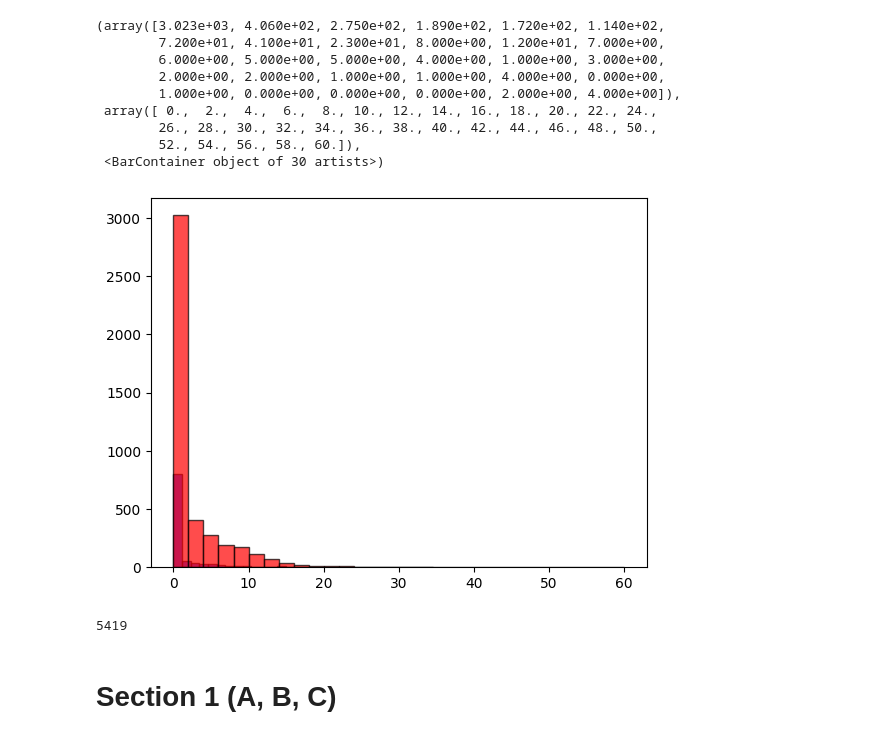
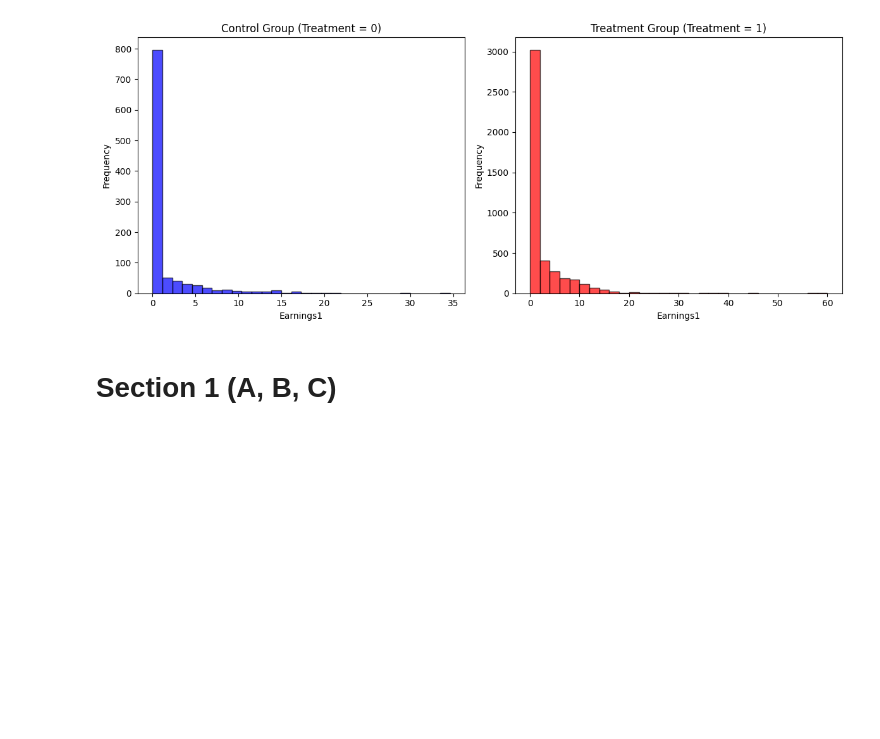
Before and after one commit to cemkoz/Metrics-1, a Jupyter notebook: PSet 1/pset1.ipynb, the cells around one changed output. Saved outputs shown, nothing was run; the diff lists cells and outputs as text; code cells hidden in the pictures; blank space fills up the shorter version.

```diff
--- a/PSet 1/pset1.ipynb
+++ b/PSet 1/pset1.ipynb
@@ -35,22 +35,24 @@ shape: (5_419, 8)
 │ 1.0       ┆ 0.052     ┆ 6.7676    ┆ 1.0        ┆ 1.0    ┆ 24.0 ┆ 0.0        ┆ 1.0    │
 └───────────┴───────────┴───────────┴────────────┴────────┴──────┴────────────┴────────┘
 # %%
+#check if values are zero-inflated and generally observe the distirbution
+plt.figure(figsize=(12, 5))
+
+plt.subplot(1, 2, 1)
 plt.hist(df_clean.filter(pl.col('treatment') == 0)['earnings1'], bins=30, alpha=0.7, color='blue', edgecolor='black')
+plt.title('Control Group (Treatment = 0)')
+plt.xlabel('Earnings1')
+plt.ylabel('Frequency')
+
+plt.subplot(1, 2, 2)
 plt.hist(df_clean.filter(pl.col('treatment') == 1)['earnings1'], bins=30, alpha=0.7, color='red', edgecolor='black')
+plt.title('Treatment Group (Treatment = 1)')
+plt.xlabel('Earnings1')
+plt.ylabel('Frequency')
+
+plt.tight_layout()
+plt.show()
 # %% [output]
-(array([3.023e+03, 4.060e+02, 2.750e+02, 1.890e+02, 1.720e+02, 1.140e+02,
-        7.200e+01, 4.100e+01, 2.300e+01, 8.000e+00, 1.200e+01, 7.000e+00,
-        6.000e+00, 5.000e+00, 5.000e+00, 4.000e+00, 1.000e+00, 3.000e+00,
-        2.000e+00, 2.000e+00, 1.000e+00, 1.000e+00, 4.000e+00, 0.000e+00,
-        1.000e+00, 0.000e+00, 0.000e+00, 0.000e+00, 2.000e+00, 4.000e+00]),
- array([ 0.,  2.,  4.,  6.,  8., 10., 12., 14., 16., 18., 20., 22., 24.,
-        26., 28., 30., 32., 34., 36., 38., 40., 42., 44., 46., 48., 50.,
-        52., 54., 56., 58., 60.]),
- <BarContainer object of 30 artists>)
-[figure, old version]
+[figure, new version]
-# %%
-df_clean.height
-# %% [output]
-5419
 # %% [markdown]
 # Section 1 (A, B, C)
```
Also changed, not shown: parts of 13 cells of this notebook, 2 other files.
